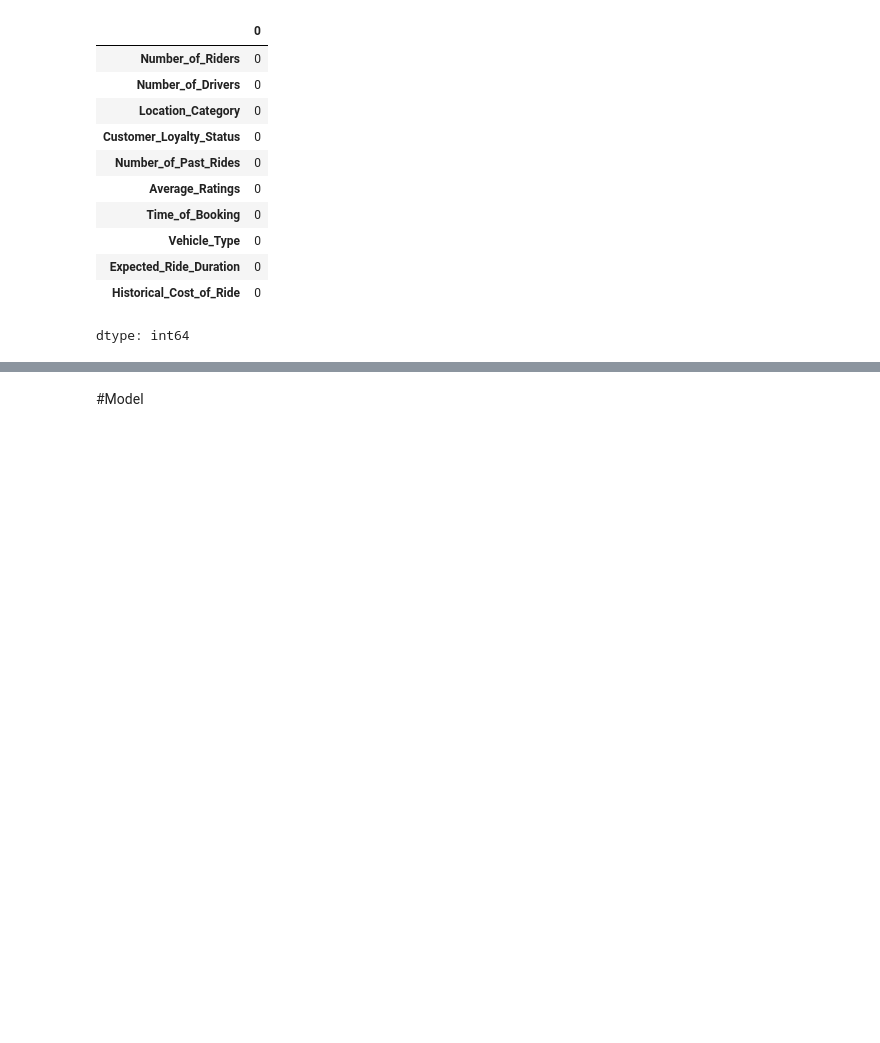
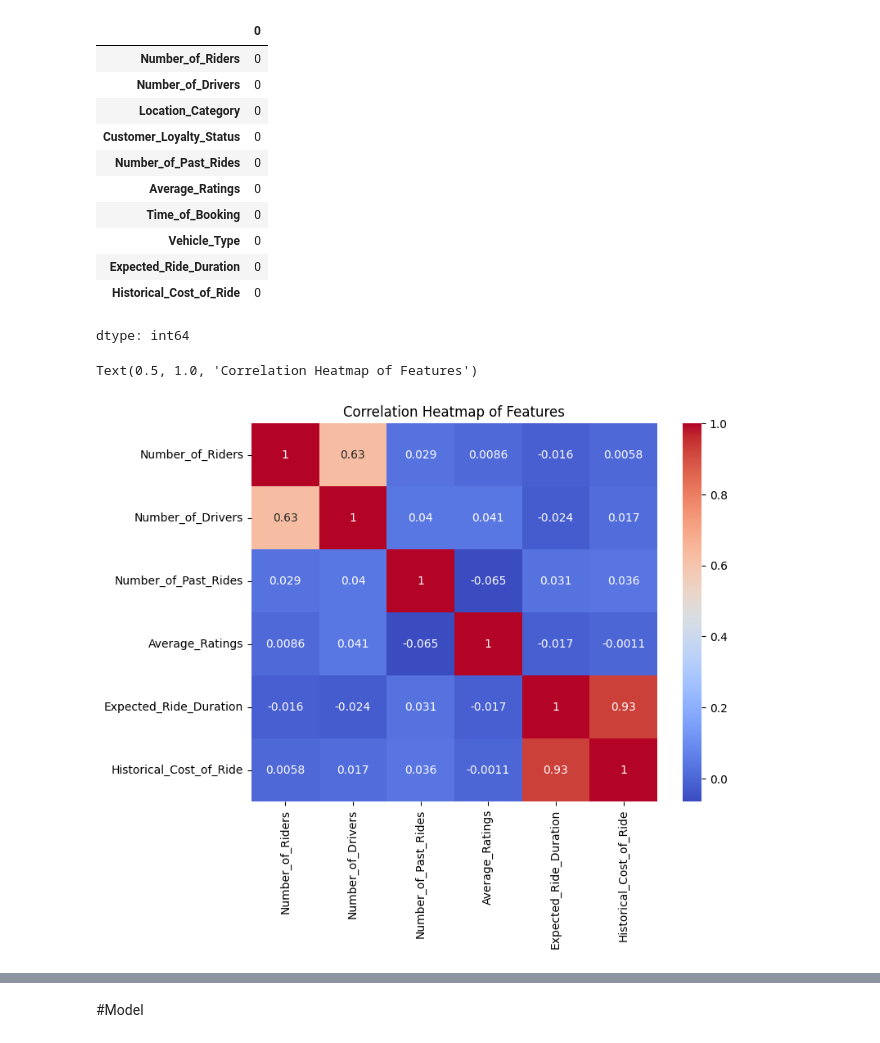
Before and after one commit to AhmedSaleh171/Thesis, a Jupyter notebook: Uberset.ipynb, the cells around one changed output, grey strips where cells are left out. Drawn from its saved outputs; the diff is of its cells as text; code cells hidden in the pictures; blank space fills up the shorter version.

```diff
--- a/Uberset.ipynb
+++ b/Uberset.ipynb
@@ -48,3 +51,11 @@ df.isnull().sum()
 | Expected_Ride_Duration | 0 |
 | Historical_Cost_of_Ride | 0 |
 dtype: int64
+# %%
+num_features=df.drop(columns=(['Vehicle_Type', 'Location_Category', 'Customer_Loyalty_Status', 'Time_of_Booking']))
+plt.figure(figsize=(8,6))
+sns.heatmap(num_features.corr(), annot=True, cmap='coolwarm')
+plt.title("Correlation Heatmap of Features")
+# %% [output]
+Text(0.5, 1.0, 'Correlation Heatmap of Features')
+[figure, added]
```
Also changed, not shown: parts of 6 cells of this notebook.
